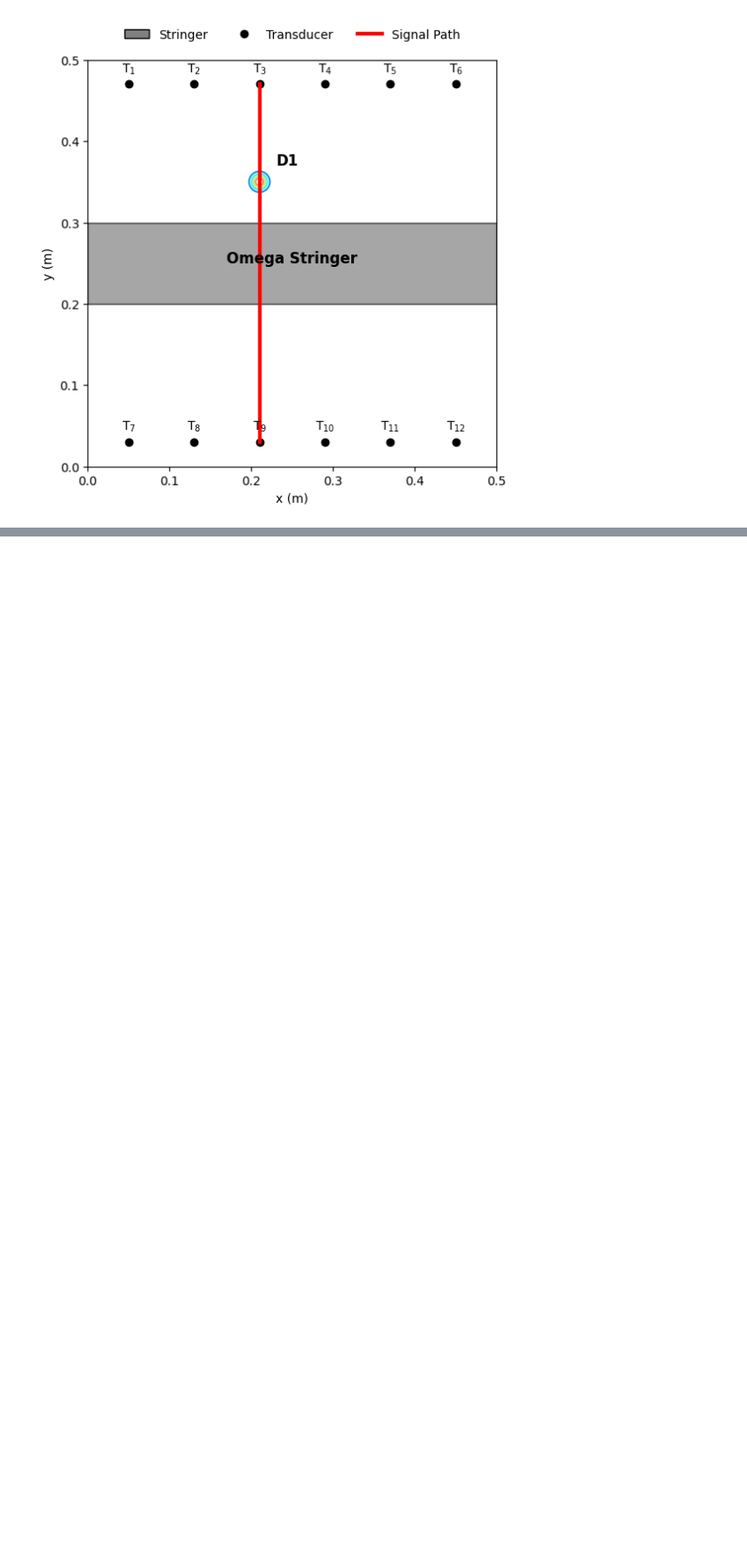
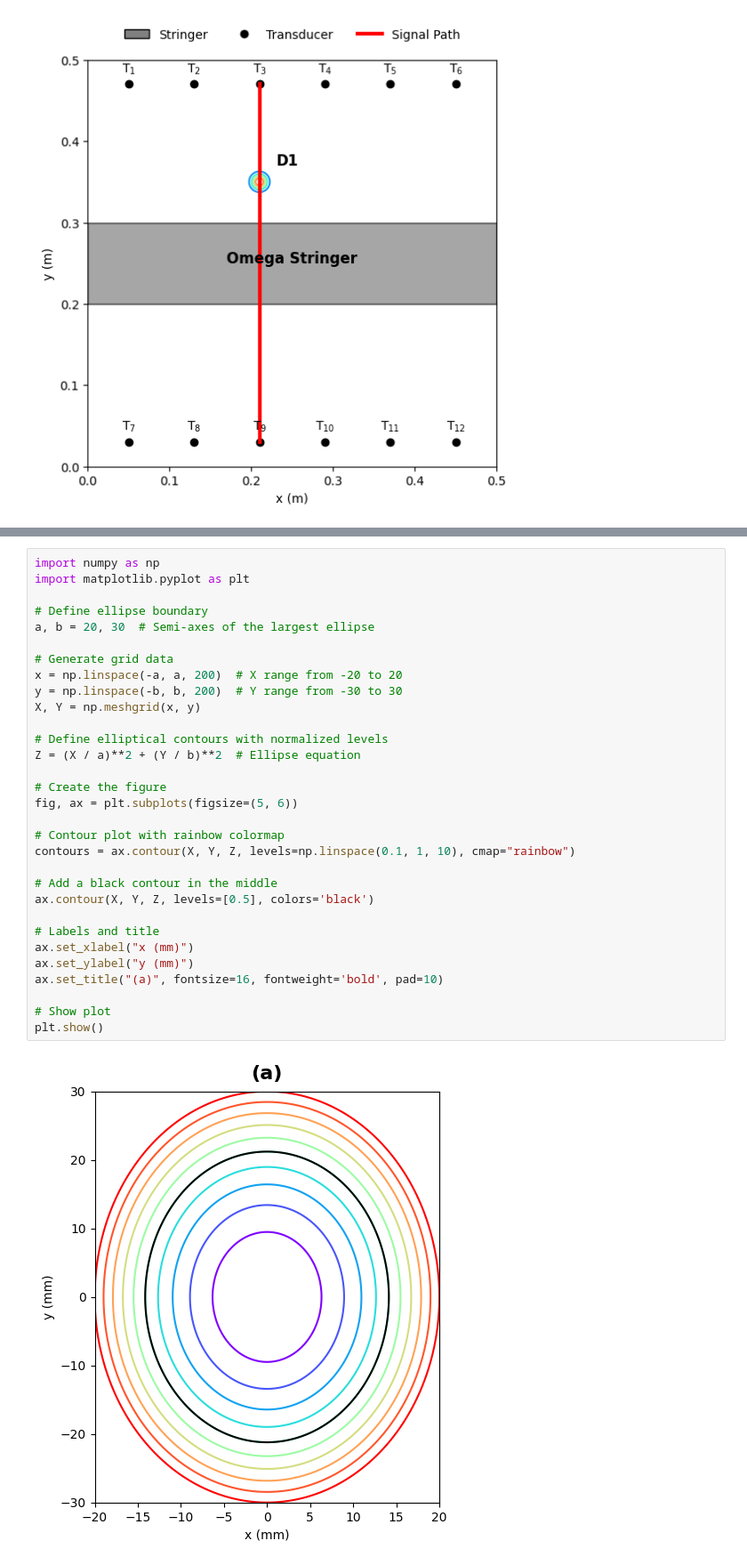
Before and after one commit to bharade/shm_ogw3, a Jupyter notebook: creating-figures.ipynb, the cells around one changed output, grey strips where cells are left out. Shown at 89% size. Saved outputs shown, nothing was run; the diff lists cells and outputs as text; blank space fills up the shorter version.

```diff
--- a/creating-figures.ipynb
+++ b/creating-figures.ipynb
@@ -337,0 +405,33 @@ plt.show()
+# %%
+import numpy as np
+import matplotlib.pyplot as plt
+
+# Define ellipse boundary
+a, b = 20, 30  # Semi-axes of the largest ellipse
+
+# Generate grid data
+x = np.linspace(-a, a, 200)  # X range from -20 to 20
+y = np.linspace(-b, b, 200)  # Y range from -30 to 30
+X, Y = np.meshgrid(x, y)
+
+# Define elliptical contours with normalized levels
+Z = (X / a)**2 + (Y / b)**2  # Ellipse equation
+
+# Create the figure
+fig, ax = plt.subplots(figsize=(5, 6))
+
+# Contour plot with rainbow colormap
+contours = ax.contour(X, Y, Z, levels=np.linspace(0.1, 1, 10), cmap="rainbow")
+
+# Add a black contour in the middle
+ax.contour(X, Y, Z, levels=[0.5], colors='black')
+
+# Labels and title
+ax.set_xlabel("x (mm)")
+ax.set_ylabel("y (mm)")
+ax.set_title("(a)", fontsize=16, fontweight='bold', pad=10)
+
+# Show plot
+plt.show()
+# %% [output]
+[figure, added]
```
Also changed, not shown: parts of 3 cells of this notebook.
